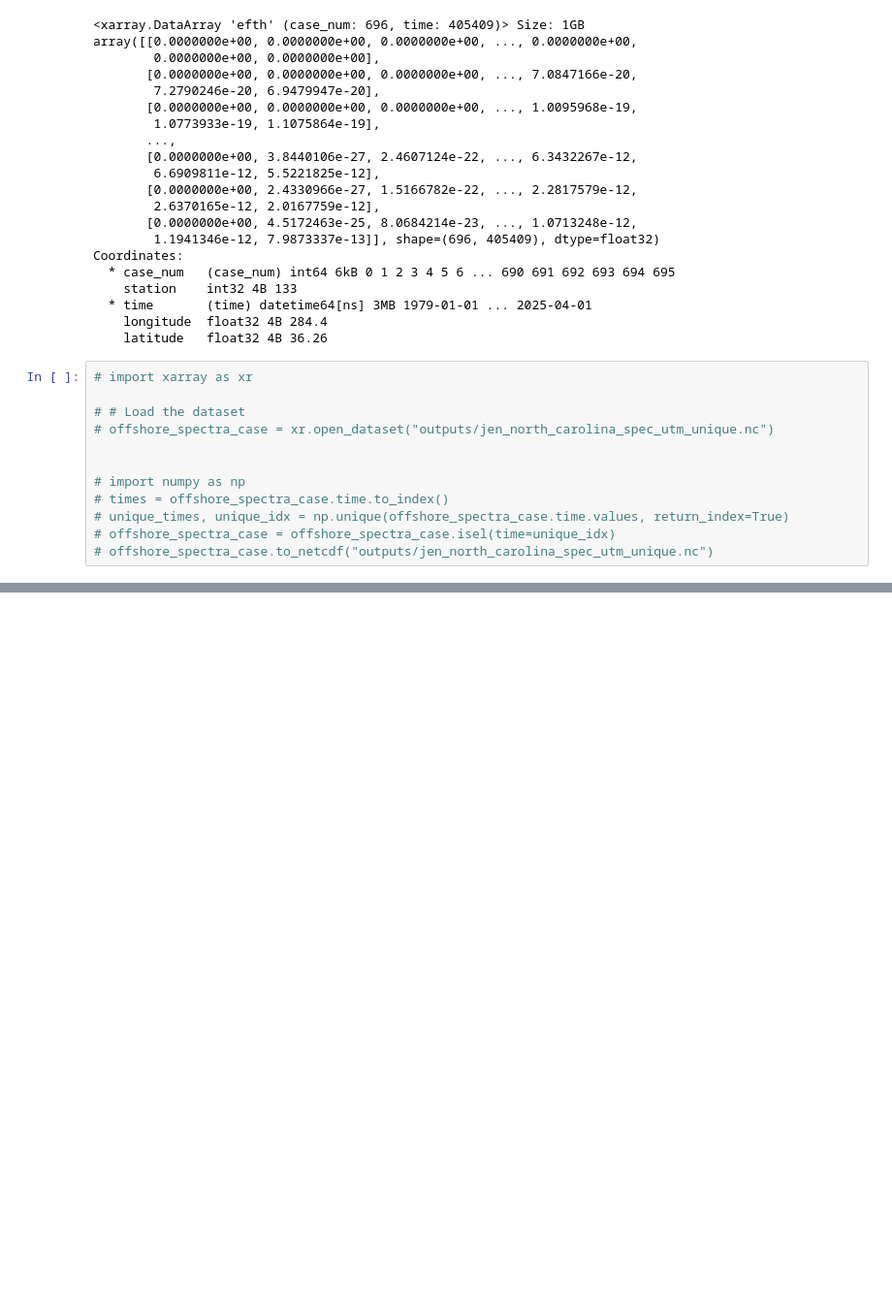
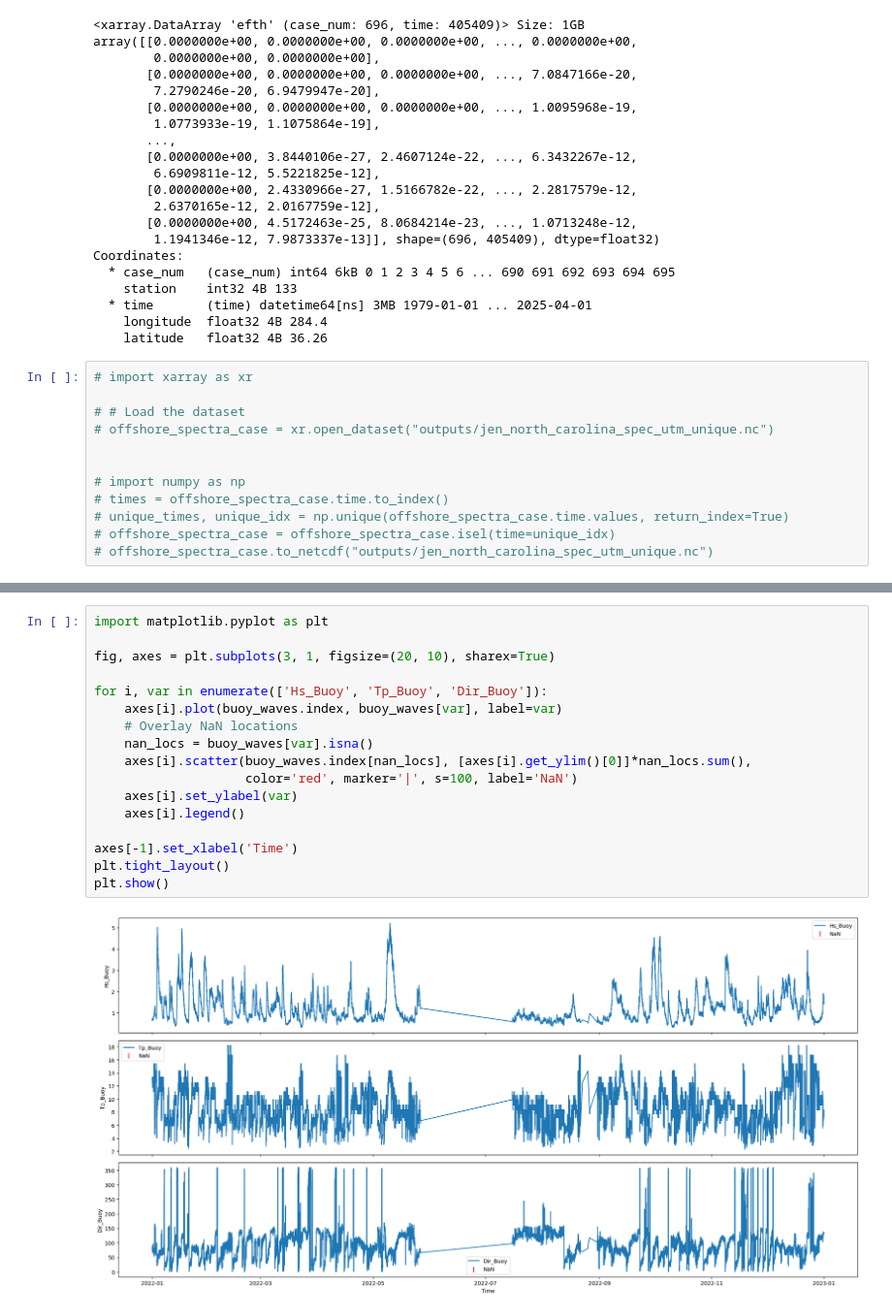
Before and after one commit to JenMontano/BlueMath, a Jupyter notebook: methods/hybrid_downscaling/additive/BinWaves/BinWaves_Validation.ipynb, the cells around one changed output, grey strips where cells are left out. Shown: that part at 97% size. Cells and saved outputs as stored; diff of their text form; blank space fills up the shorter version.

```diff
--- a/methods/hybrid_downscaling/additive/BinWaves/BinWaves_Validation.ipynb
+++ b/methods/hybrid_downscaling/additive/BinWaves/BinWaves_Validation.ipynb
@@ -130,3 +140,22 @@ Data variables:
+# %%
+import matplotlib.pyplot as plt
+
+fig, axes = plt.subplots(3, 1, figsize=(20, 10), sharex=True)
+
+for i, var in enumerate(['Hs_Buoy', 'Tp_Buoy', 'Dir_Buoy']):
+    axes[i].plot(buoy_waves.index, buoy_waves[var], label=var)
+    # Overlay NaN locations
+    nan_locs = buoy_waves[var].isna()
+    axes[i].scatter(buoy_waves.index[nan_locs], [axes[i].get_ylim()[0]]*nan_locs.sum(),
+                    color='red', marker='|', s=100, label='NaN')
+    axes[i].set_ylabel(var)
+    axes[i].legend()
+
+axes[-1].set_xlabel('Time')
+plt.tight_layout()
+plt.show()
+# %% [output]
+[figure, added]
 # %%
 from utils.plotting import plot_wave_series
 
```
Also changed, not shown: parts of 4 cells of this notebook, 22 other files.
